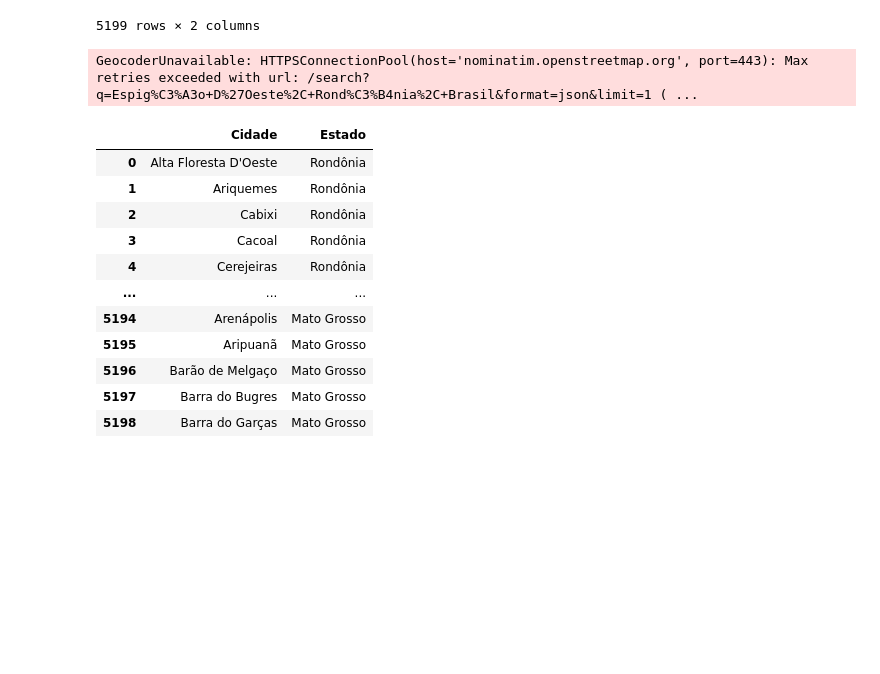
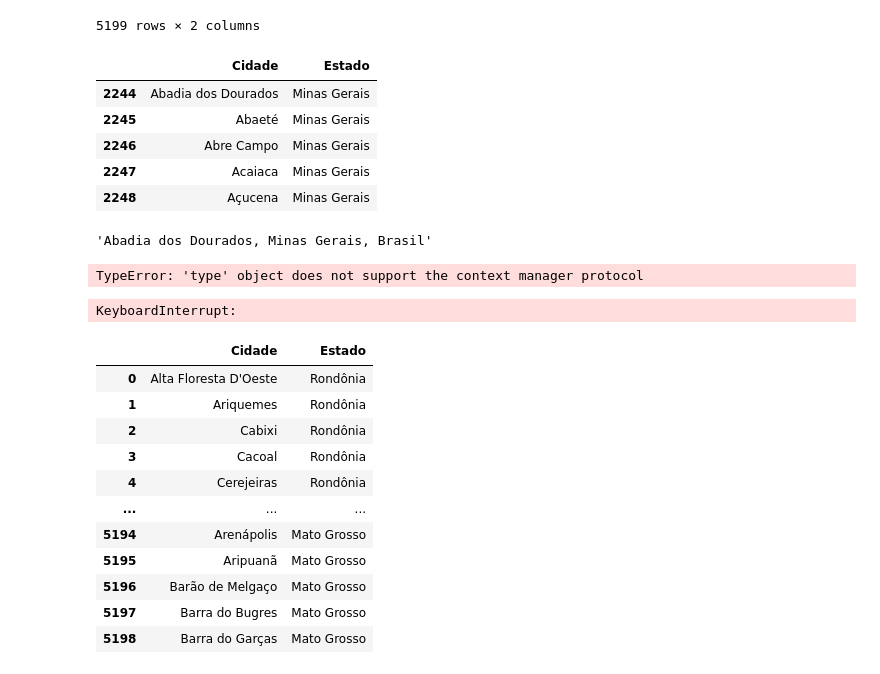
Before and after one commit to Rafarockdf/SistemasDistribu-dosUFU, a Jupyter notebook: ProjetoFinalSD/ExploraçãoInicialDados/teste_coleta_infos_cidades.ipynb, the cells around one changed output. Cells and saved outputs as stored; diff of their text form; code cells hidden in the pictures; blank space fills up the shorter version.

```diff
--- a/ProjetoFinalSD/ExploraçãoInicialDados/teste_coleta_infos_cidades.ipynb
+++ b/ProjetoFinalSD/ExploraçãoInicialDados/teste_coleta_infos_cidades.ipynb
@@ -52,5 +39,16 @@ enderecos
 | 5197 | Barra do Bugres | Mato Grosso |
 | 5198 | Barra do Garças | Mato Grosso |
 5199 rows × 2 columns
+# %%
+mask_mg = enderecos['Estado'] == 'Minas Gerais'
+cidades_mg = enderecos[mask_mg]
+cidades_mg.head()
+# %% [output]
+|  | Cidade | Estado |
+| 2244 | Abadia dos Dourados | Minas Gerais |
+| 2245 | Abaeté | Minas Gerais |
+| 2246 | Abre Campo | Minas Gerais |
+| 2247 | Acaiaca | Minas Gerais |
+| 2248 | Açucena | Minas Gerais |
 # %%
 from geopy.geocoders import Nominatim
@@ -61,11 +72,22 @@ def obter_lat_lon(endereco):
+# %%
+enderecos_completos = [f"{row['Cidade']}, {row['Estado']}, Brasil" for index, row in cidades_mg.iterrows()]
+enderecos_completos[0]
+# %% [output]
+'Abadia dos Dourados, Minas Gerais, Brasil'
+# %%
+with ThreadPoolExecutor(max_workers=20) as executor:
+    # Cria as tarefas
+    futures = [executor.submit(obter_lat_lon_seguro, endereco) for endereco in enderecos]
+# %% [output]
+TypeError: 'type' object does not support the context manager protocol
 # %%
 # Supondo que obter_lat_lon(retorne uma tupla (lat, lon))
-enderecos[['lat', 'lon']] = enderecos.apply(
+cidades_mg[['lat', 'lon']] = cidades_mg.apply(
     lambda row: obter_lat_lon(f"{row['Cidade']}, {row['Estado']}, Brasil"),
     axis=1, result_type='expand'
 )
 # %% [output]
-GeocoderUnavailable: HTTPSConnectionPool(host='nominatim.openstreetmap.org', port=443): Max retries exceeded with url: /search?q=Espig%C3%A3o+D%27Oeste%2C+Rond%C3%B4nia%2C+Brasil&format=json&limit=1 ( ...
+KeyboardInterrupt:
 # %%
 enderecos
 # %% [output]
```
Also changed, not shown: parts of 2 cells of this notebook, 4 other files.
